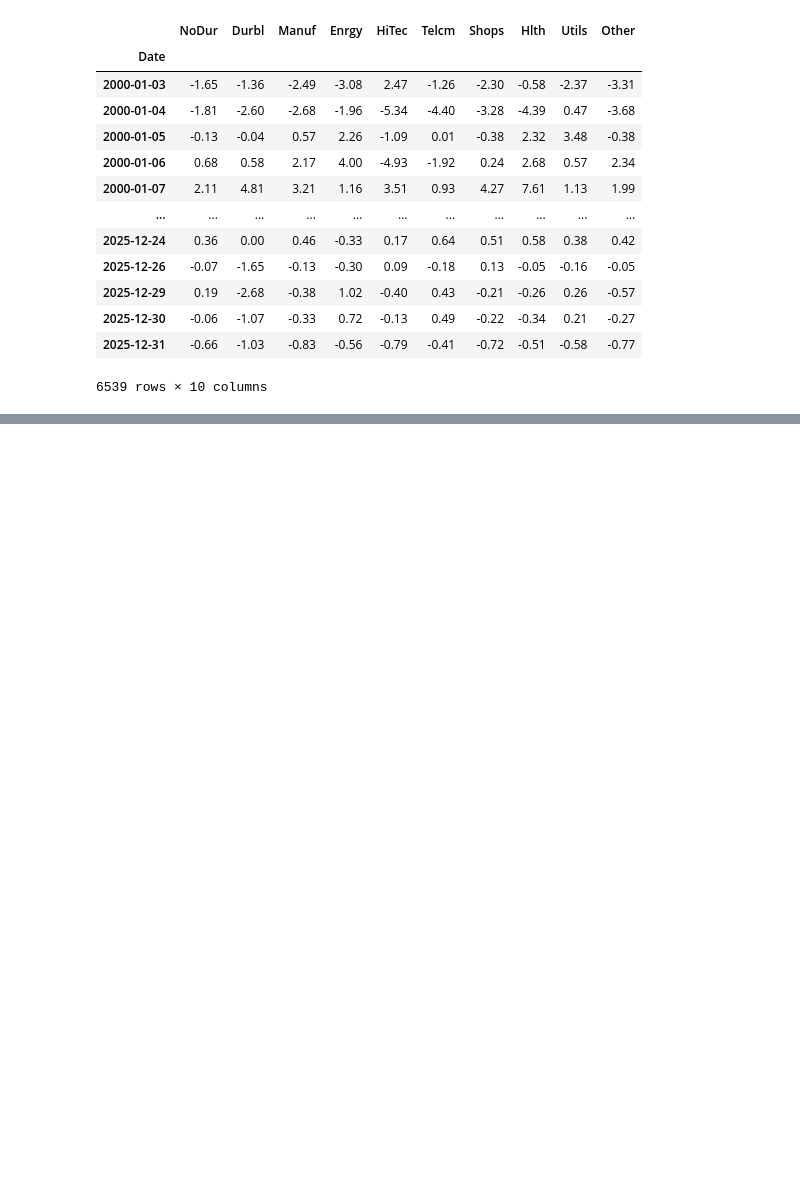
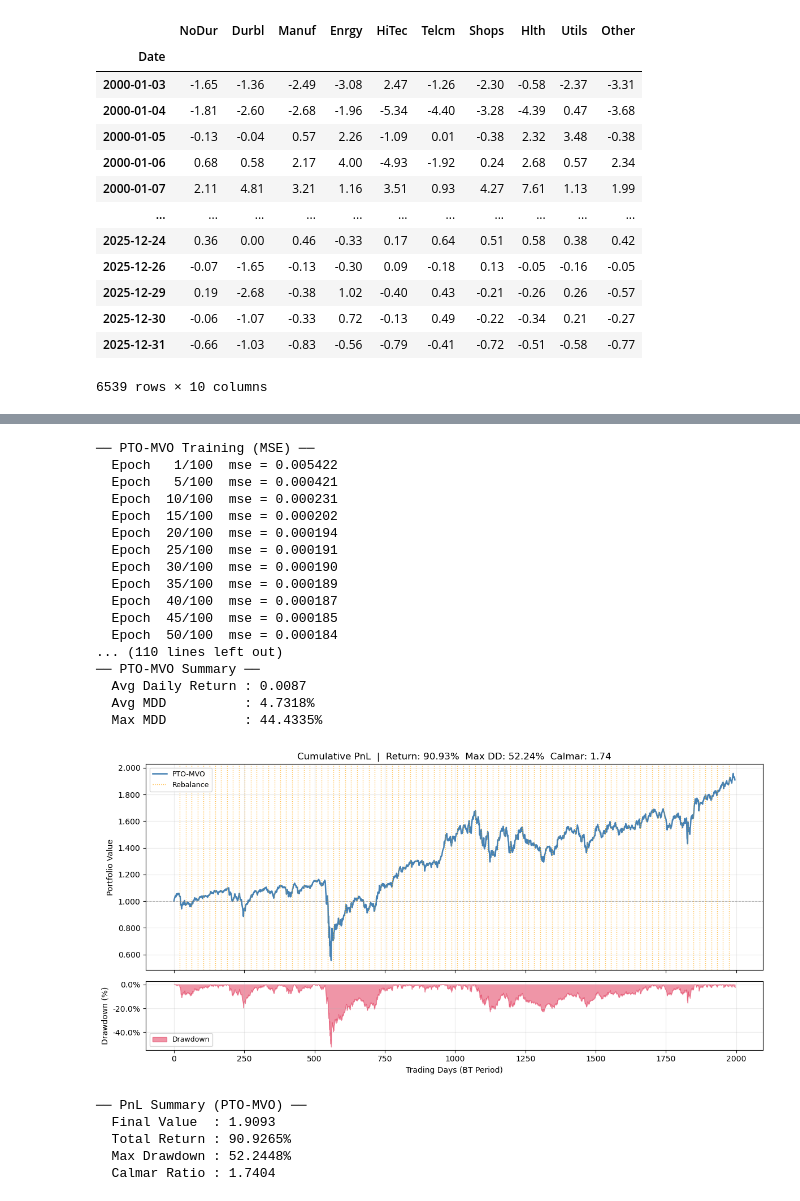
Before and after one commit to taekyounglee1224/cvxpy-portfolio-lab, a Jupyter notebook: DFL-MDD/10_inds.ipynb, the cells around one changed output, grey strips where cells are left out. Cells and saved outputs as stored; diff of their text form; code cells hidden in the pictures; blank space fills up the shorter version.

```diff
--- a/DFL-MDD/10_inds.ipynb
+++ b/DFL-MDD/10_inds.ipynb
@@ -300,38 +360,47 @@ plot_pnl(bt_dfl_mdd, horizon=HORIZON, label = "DFL-MDD")
 # %%
-# from pto_mdd  import train_pto_mdd,  backtest_pto_mdd
-# from pto_mvo  import train_pto_mvo,  backtest_pto_mvo
+import importlib
+import pto_mvo
+importlib.reload(pto_mvo)
+from pto_mvo  import train_pto_mvo,  backtest_pto_mvo
 
-# # 각 모델은 독립적인 PredictionModel 인스턴스 사용 (가중치 공유 X)
-# model_pto_mdd = PredictionModel(INPUT_DIM, HIDDEN_DIM, N, M)
-# model_pto_mvo = PredictionModel(INPUT_DIM, HIDDEN_DIM, N, M)
+model_pto_mvo = PredictionModel(INPUT_DIM, HIDDEN_DIM, N, M)
 
-# train_pto_mdd(model_pto_mdd, is_samples, EPOCHS, BATCH_SIZE, LR)
-# train_pto_mvo(model_pto_mvo, is_samples, EPOCHS, BATCH_SIZE, LR)
+train_pto_mvo(model_pto_mvo, is_samples, EPOCHS, BATCH_SIZE, LR)
 
+bt_pto_mvo = backtest_pto_mvo(
+    pred_model   = model_pto_mvo,
+    rebal_samples= rebal_samples,
+    N            = HORIZON,
+    d            = d,
+    C            = C,
+    lam_mvo      = 1.0,
+    x_min        = x_min,
+    x_max        = x_max,
+    stock_names  = stock_names,
+)
 
-# bt_pto_mdd = backtest_pto_mdd(
-#     pred_model   = model_pto_mdd,
-#     rebal_samples= rebal_samples,
-#     N            = HORIZON,
-#     d            = d,
-#     C            = C,
-#     n1           = n1,
-#     x_min        = x_min,
-#     x_max        = x_max,
-#     stock_names  = stock_names,
-# )
-
-# bt_pto_mvo = backtest_pto_mvo(
-#     pred_model   = model_pto_mvo,
-#     rebal_samples= rebal_samples,
-#     N            = HORIZON,
-#     d            = d,
-#     C            = C,
-#     lam_mvo      = 1.0,
-#     x_min        = x_min,
-#     x_max        = x_max,
-#     stock_names  = stock_names,
-# )
-
-# plot_pnl(bt_pto_mdd, horizon=HORIZON, label = 'PTO-MDD')
-# plot_pnl(bt_pto_mvo, horizon=HORIZON, label = 'PTO-MVO')
+plot_pnl(bt_pto_mvo, horizon=HORIZON, label = 'PTO-MVO')
+# %% [output]
+── PTO-MVO Training (MSE) ──
+  Epoch   1/100  mse = 0.005422
+  Epoch   5/100  mse = 0.000421
+  Epoch  10/100  mse = 0.000231
+  Epoch  15/100  mse = 0.000202
+  Epoch  20/100  mse = 0.000194
+  Epoch  25/100  mse = 0.000191
+  Epoch  30/100  mse = 0.000190
+  Epoch  35/100  mse = 0.000189
+  Epoch  40/100  mse = 0.000187
+  Epoch  45/100  mse = 0.000185
+  Epoch  50/100  mse = 0.000184
+... (110 lines left out)
+── PTO-MVO Summary ──
+  Avg Daily Return : 0.0087
+  Avg MDD          : 4.7318%
+  Max MDD          : 44.4335%
+[figure, added]
+── PnL Summary (PTO-MVO) ──
+  Final Value  : 1.9093
+  Total Return : 90.9265%
+  Max Drawdown : 52.2448%
+  Calmar Ratio : 1.7404
```
Also changed, not shown: parts of 4 cells of this notebook, 3 other files.
